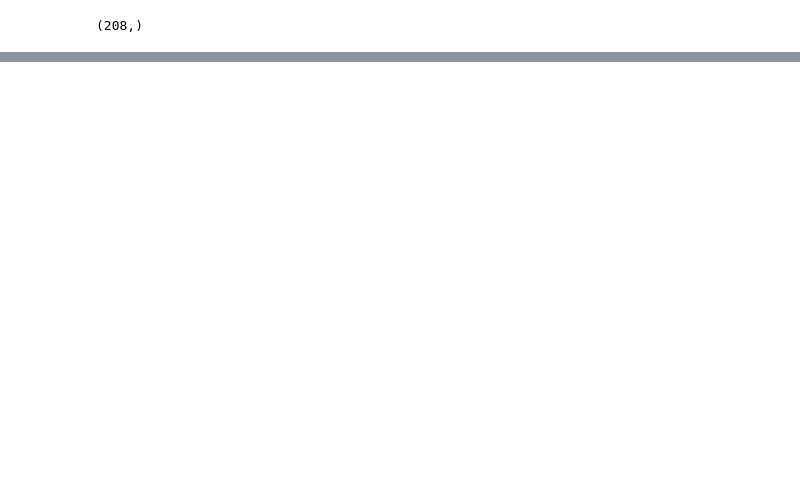
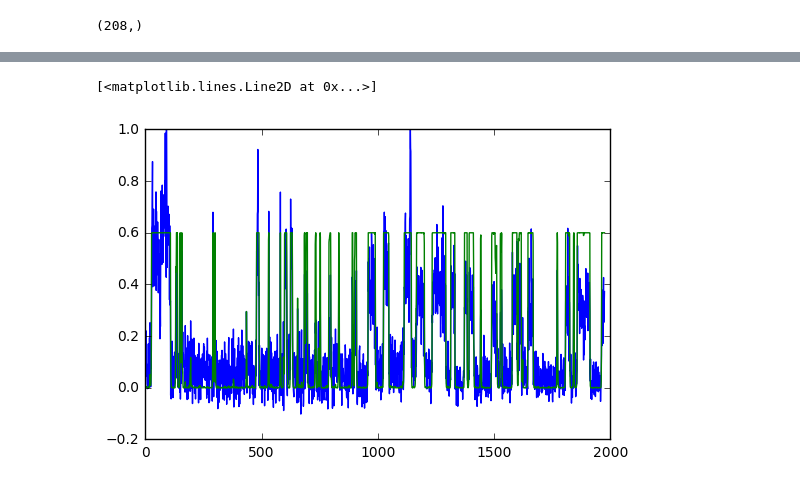
Before and after one commit to hstrey/Single-molecule-FRET-HMM, a Jupyter notebook: Single molecule HSTest2 stack.ipynb, the cells around one changed output, grey strips where cells are left out. Saved outputs shown, nothing was run; the diff lists cells and outputs as text; code cells hidden in the pictures; blank space fills up the shorter version.

Commit message:
successfully analyzed two datasets - now I need to use a theano loop (scan) to concatenate all data

```diff
--- a/Single molecule HSTest2 stack.ipynb
+++ b/Single molecule HSTest2 stack.ipynb
@@ -43,6 +43,8 @@ betaA2 = 1.1
 # I want mean=0.2, var=mean**2
 alphaS = 3.0
 betaS = 0.2*2
+
+data = np.concatenate((dataset[4],dataset[205]))
 # %%
 class HMMStatesNStack(pm.Categorical):
     """
@@ -74,10 +76,9 @@ class HMMStatesNStack(pm.Categorical):
         N_samples = self.N_samples
 
         # length of states
-        total_length = x.shape[0]
-        length = 208
+        length = x.shape[0]//2
 
-        PS = tt.concatenate((PA,P[x[:length-1]],PA,P[x[length:-1]]))
+        PS = tt.concatenate([PA[:,np.newaxis].T,P[x[:length-1]],PA[:,np.newaxis].T,P[x[length:-1]]])
 
         ou_like = pm.Categorical.dist(PS).logp(x)
         return tt.sum(ou_like)
@@ -144,7 +145,7 @@ with pm.Model() as model:
 
     PA = pm.Deterministic('PA',sla.solve(AA.T,tt.ones(shape=(N_states))))
 
-    states = HMMStatesNStack('states',P=P,PA=PA,shape=N_chain)
+    states = HMMStatesNStack('states',P=P,PA=PA,shape=len(data))
 
     emission = HMMGaussianEmissions('emission',
                                     A1=A1,
@@ -152,10 +153,10 @@ with pm.Model() as model:
                                     S1=S1,
                                     S2=S2,
                                     states=states,
-                                    observed = np.concatenate((dataset[4],dataset[205])))
+                                    observed = data)
 
     start = pm.find_MAP(fmin=optimize.fmin_powell)
     step1 = pm.Metropolis(vars=[P, PA, A1, A2, S1, S2, emission])
     step2 = pm.BinaryGibbsMetropolis(vars=[states])
-    trace = pm.sample(10000, start=start, step=[step1, step2])
+    trace = pm.sample(1000, start=start, step=[step1, step2])
 # %% [output]
@@ -165,7 +186,10 @@ pm.traceplot(trace)
 # %%
 sample_avg=np.average(trace['states'][500:],axis=0)
 # %%
-plt.plot(dataset[205])
+plt.plot(data)
 plt.plot((sample_avg)*0.6)
+# %% [output]
+[<matplotlib.lines.Line2D at 0x...>]
+[figure, added]
 # %%
 pm.summary(trace[500:])
```
Also changed, not shown: parts of 4 cells of this notebook, 1 other file.
